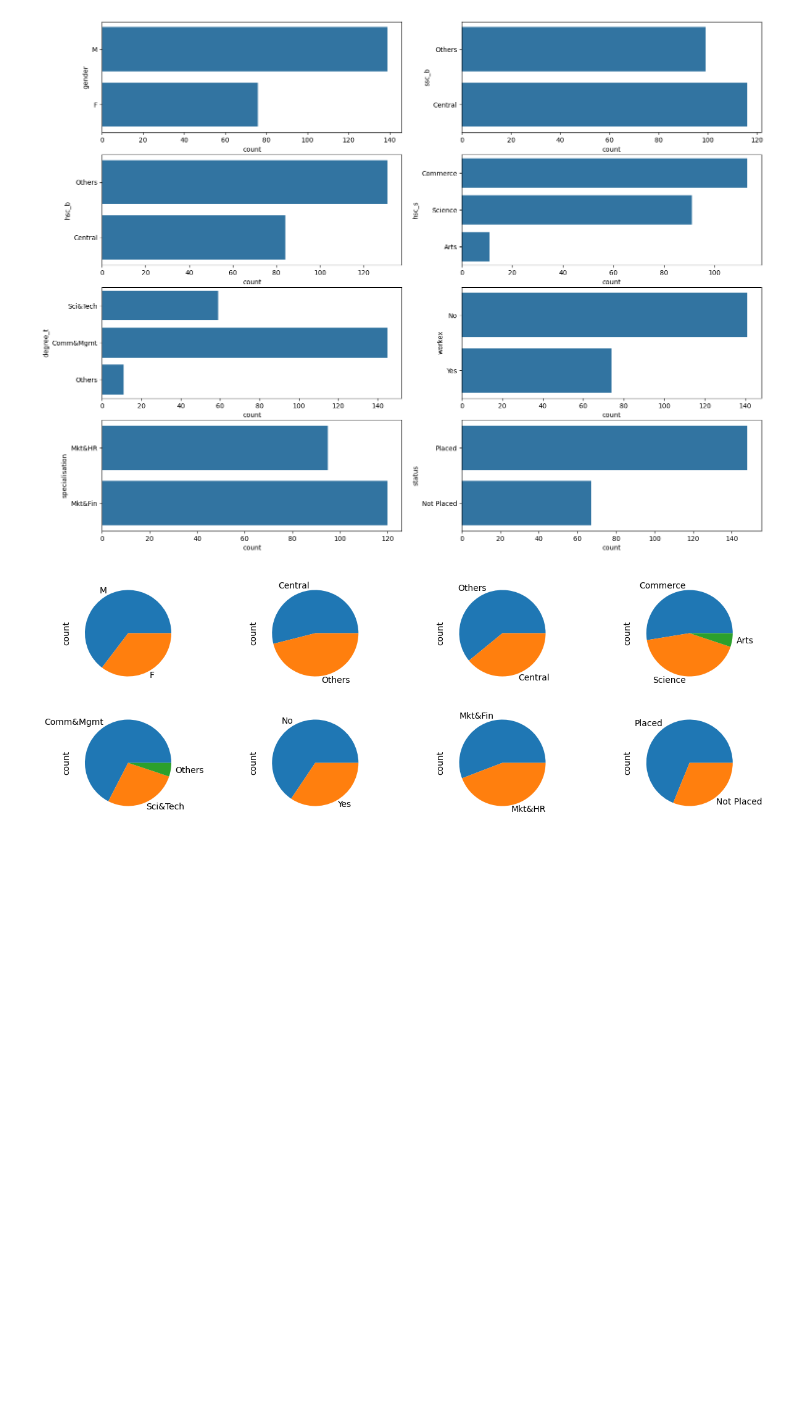
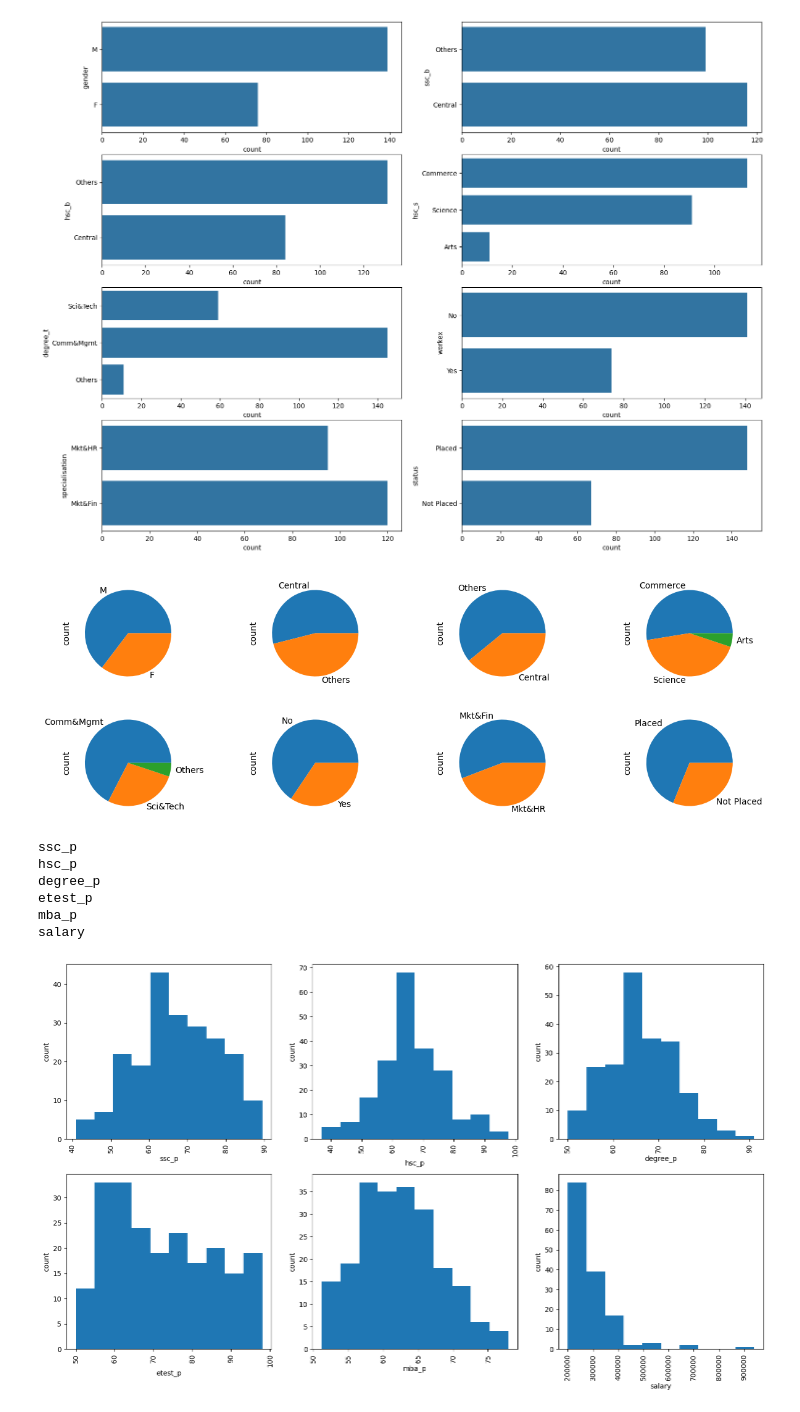
Before and after one commit to snehuvarbhe/Learn_basics_of_machine_learning, a Jupyter notebook: DAY4_univariate_analysis/EDA.ipynb, the cells around one changed output. Cells and saved outputs as stored; diff of their text form; code cells hidden in the pictures; blank space fills up the shorter version.

```diff
--- a/DAY4_univariate_analysis/EDA.ipynb
+++ b/DAY4_univariate_analysis/EDA.ipynb
@@ -103,6 +103,23 @@ for i,col in enumerate(cat_feature,start=1):
 plt.figure(figsize=(15,5))
 for i,col in enumerate(cat_feature,start=1):
     plt.subplot(2,4,i)
-    df[col].value_counts().plot(kind='pie',)
+    df[col].value_counts().plot(kind='pie')
 # %% [output]
 [figure]
+# %%
+plt.figure(figsize=(18,10))
+for i,col in enumerate(num_feature,start=1):
+    print(col)
+    plt.subplot(2,3,i)
+    plt.hist(df[col])
+    plt.xlabel(col)
+    plt.ylabel('count')
+    plt.xticks(rotation=90)
+# %% [output]
+ssc_p
+hsc_p
+degree_p
+etest_p
+mba_p
+salary
+[figure, added]
```
Also changed, not shown: parts of 2 cells of this notebook.
